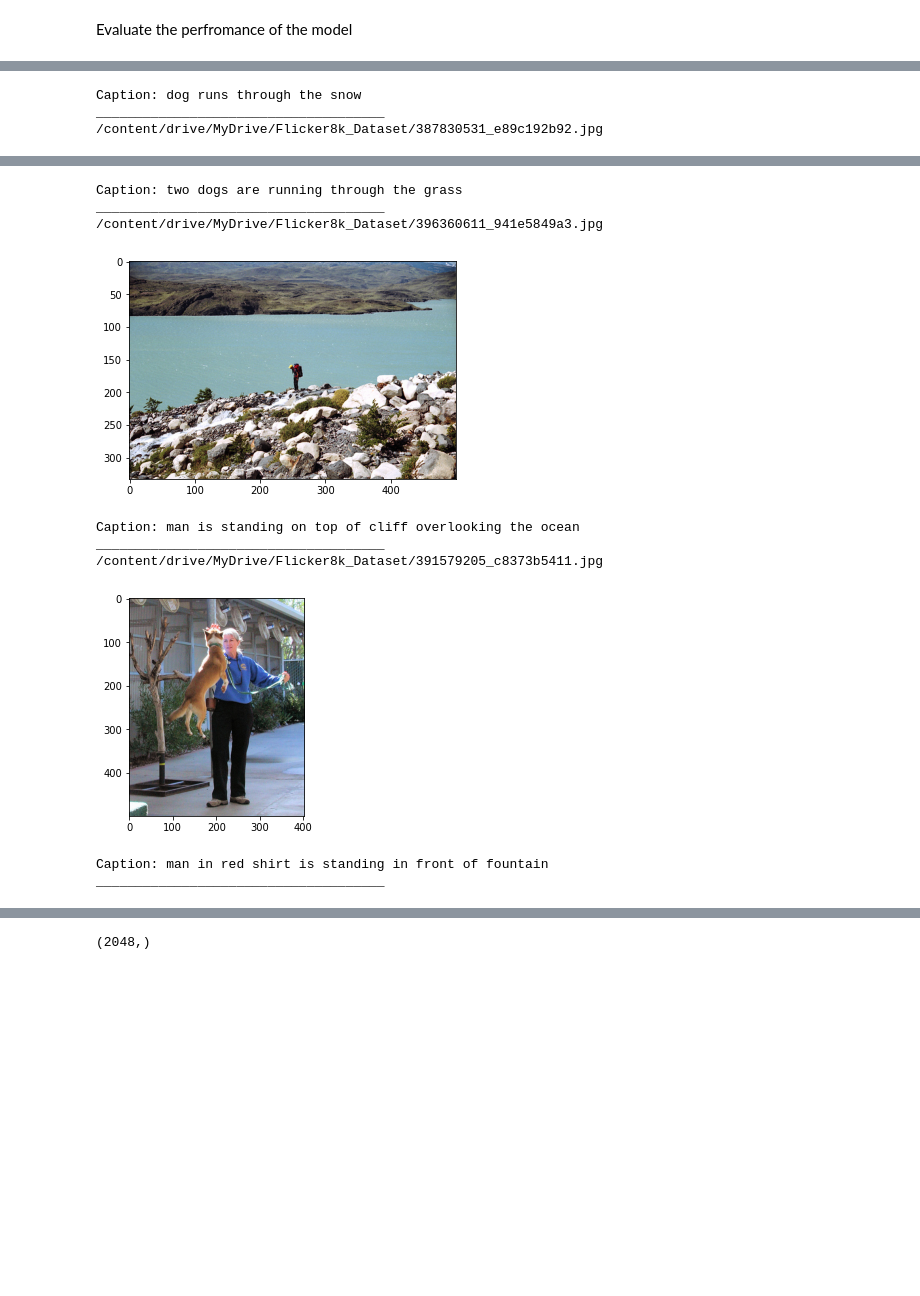
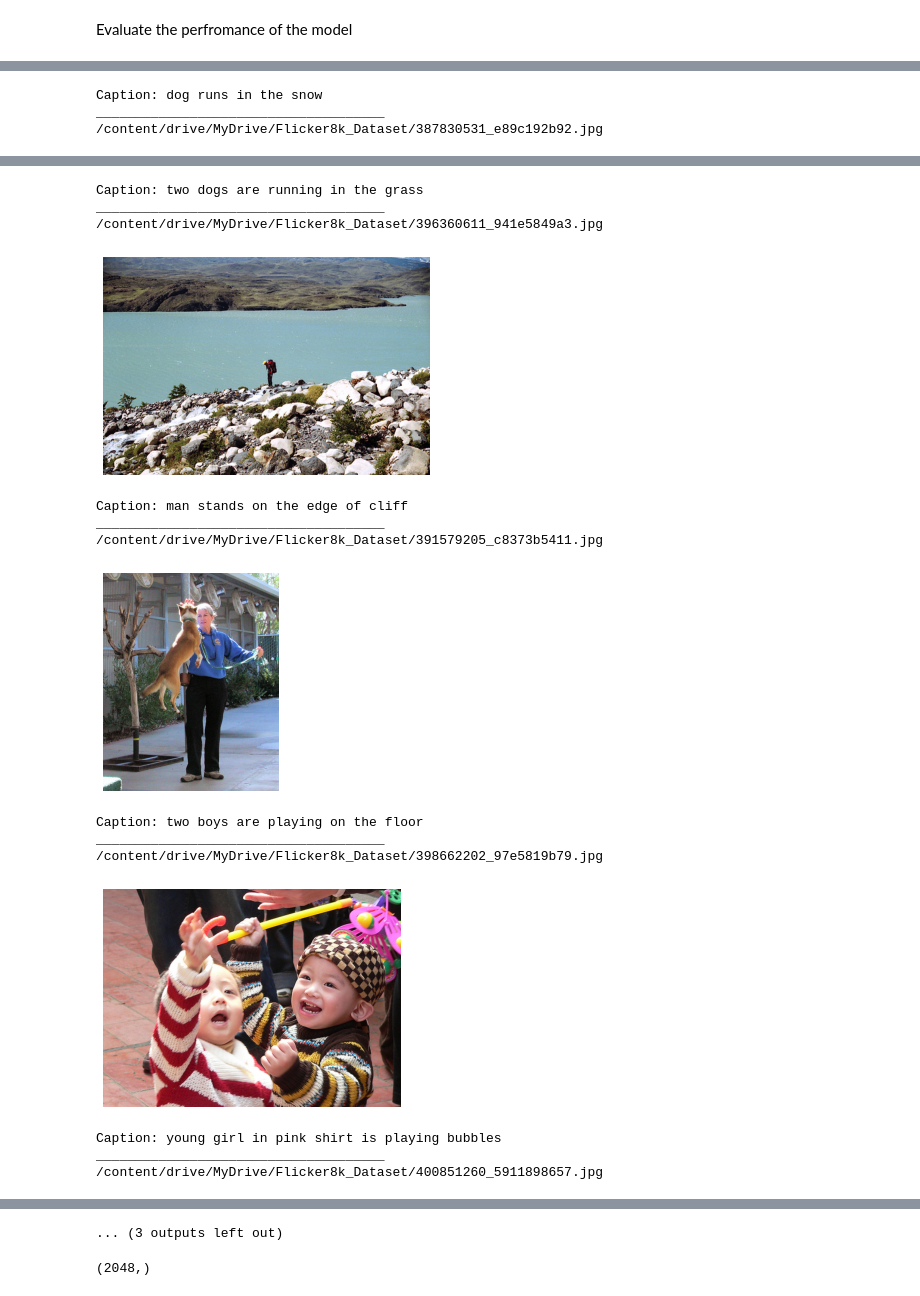
Before and after one commit to NadAAaHH/SDAIA_T5_deep_learning, a Jupyter notebook: NN.ipynb, the cells around one changed output, grey strips where cells are left out. Cells and saved outputs as stored; diff of their text form; code cells hidden in the pictures; blank space fills up the shorter version.

```diff
--- a/NN.ipynb
+++ b/NN.ipynb
@@ -326,5 +326,5 @@ Found 400000 word vectors.
 # %%
-embedding_dim = 200
+embedding_dim = 300
 
 # Get 200-dim dense vector for each of the 10000 words in out vocabulary
 embedding_matrix = np.zeros((vocab_size, embedding_dim))
@@ -347,8 +351,14 @@ fe2 = Dense(256, activation='relu')(fe1)
 inputs2 = Input(shape=(max_length,))
 se1 = Embedding(vocab_size, embedding_dim, mask_zero=True)(inputs2)
 se2 = Dropout(0.5)(se1)
-se3 = LSTM(256)(se2)
-decoder1 = add([fe2, se3])
+se3 = Conv1D(32, kernel_size=5, activation='relu')(se2)
+se4 = MaxPooling1D(pool_size=2)(se3)
+se5 = Dropout(0.5)(se4)
+se6 = Bidirectional(LSTM(128, return_sequences = True))(se5)
+se7 = Dropout(0.5)(se6)
+se8 = LSTM(256)(se7)
+
+decoder1 = add([fe2, se8])
 decoder2 = Dense(256, activation='relu')(decoder1)
 outputs = Dense(vocab_size, activation='softmax')(decoder2)
 caption_model = Model(inputs=[inputs1, inputs2], outputs=outputs)
@@ -377,8 +387,8 @@ Trainable params: 1,813,268
 Non-trainable params: 0
 __________________________________________________________________________________________________
 # %%
-caption_model.layers[2].set_weights([embedding_matrix])
-caption_model.layers[2].trainable = False
+caption_model.layers[1].set_weights([embedding_matrix])
+caption_model.layers[1].trainable = False
 caption_model.compile(loss='categorical_crossentropy', optimizer='adam')
 # %%
 number_pics_per_bath = 3
@@ -386,6 +396,7 @@ steps = len(train_descriptions)//number_pics_per_bath
 # %%
 model_path = os.path.join(root_captioning,"data",f'caption-model.hdf5')
 if not os.path.exists(model_path):
+  start = time()
   for i in tqdm(range(EPOCHS*2)):
       generator = data_generator(train_descriptions, encoding_train,
                     wordtoidx, max_length, number_pics_per_bath)
@@ -426,12 +437,13 @@ def generateCaption(photo):
 # %% [markdown]
 Evaluate the perfromance of the model
 # %%
-for z in range(4): # set higher to see more examples
+for z in range(7): # set higher to see more examples
   pic = list(encoding_test.keys())[z]
   image = encoding_test[pic].reshape((1,OUTPUT_DIM))
   print(os.path.join(root_captioning,'Flicker8k_Dataset', pic))
   x=plt.imread(os.path.join(root_captioning,'Flicker8k_Dataset', pic))
   plt.imshow(x)
+  plt.axis('off')
   plt.show()
   print("Caption:",generateCaption(image))
   print("_____________________________________")
@@ -441,3 +453,3 @@ for z in range(4): # set higher to see more examples
-Caption: dog runs through the snow
+Caption: dog runs in the snow
 _____________________________________
 /content/drive/MyDrive/Flicker8k_Dataset/387830531_e89c192b92.jpg
@@ -445,10 +457,15 @@ _____________________________________
-Caption: two dogs are running through the grass
+Caption: two dogs are running in the grass
 _____________________________________
 /content/drive/MyDrive/Flicker8k_Dataset/396360611_941e5849a3.jpg
-[figure, old version]
+[figure, new version]
-Caption: man is standing on top of cliff overlooking the ocean
+Caption: man stands on the edge of cliff
 _____________________________________
 /content/drive/MyDrive/Flicker8k_Dataset/391579205_c8373b5411.jpg
-[figure, old version]
+[figure, new version]
-Caption: man in red shirt is standing in front of fountain
+Caption: two boys are playing on the floor
 _____________________________________
+/content/drive/MyDrive/Flicker8k_Dataset/398662202_97e5819b79.jpg
+[figure, added]
+Caption: young girl in pink shirt is playing bubbles
+_____________________________________
+/content/drive/MyDrive/Flicker8k_Dataset/400851260_5911898657.jpg
@@ -455,3 +473,4 @@ _____________________________________
+... (3 outputs left out)
 # %%
 encoding_test[pic].shape
 # %% [output]
```
Also changed, not shown: parts of 20 cells of this notebook.
